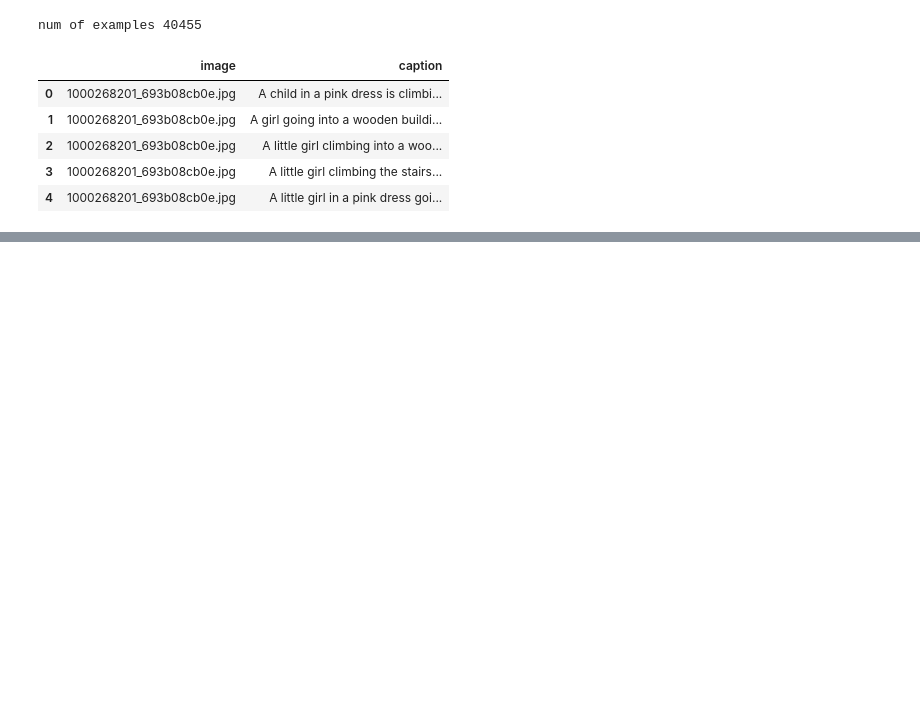
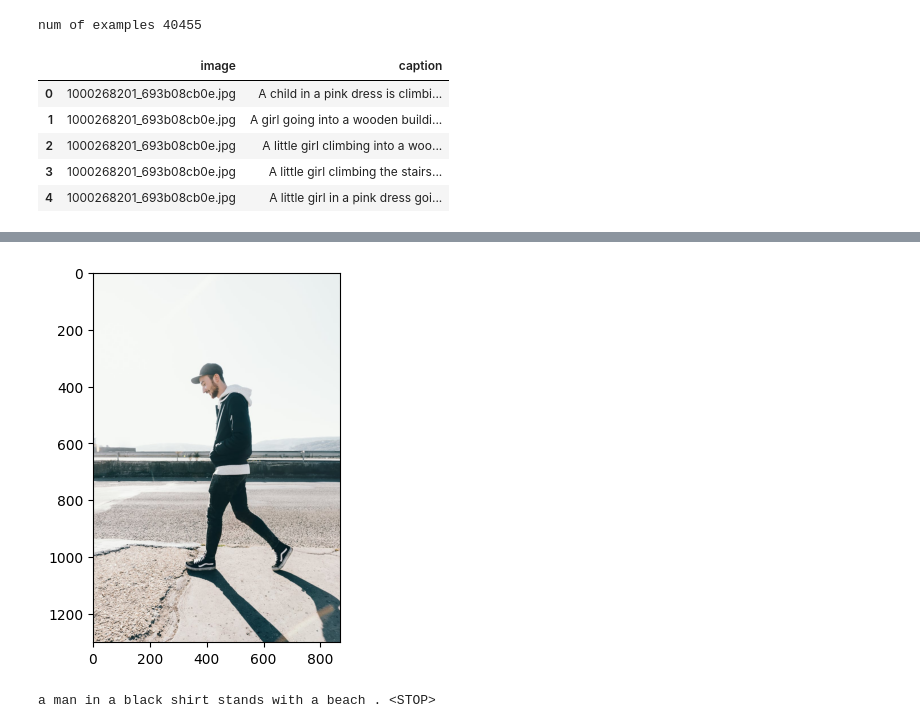
Before and after one commit to karthikeyan2725/image-captioning-flickr8k, a Jupyter notebook: train/train.ipynb, the cells around one changed output, grey strips where cells are left out. Cells and saved outputs as stored; diff of their text form; code cells hidden in the pictures; blank space fills up the shorter version.

Commit message:
Captioning model trained on 1000 examples

```diff
--- a/train/train.ipynb
+++ b/train/train.ipynb
@@ -71,3 +93,5 @@ I0000 00:00:1738641880.627281     400 gpu_device.cc:2022] Created device /job:lo
+# %%
+NUM_EXAMPLES = 1000
 # %%
 folder_path = "../data/flickr8k_dataset_kaggle/Images/"
 
@@ -134,0 +210,8 @@ Model: "functional_1"
+# %%
+# compiling the model
+
+caption_model.compile(
+    loss = "categorical_crossentropy",
+    optimizer="adam",
+    metrics = ["accuracy"]
+)
@@ -134,0 +271,10 @@ Model: "functional_1"
+# %%
+for i in range(100,400):
+    img_name = img_map[i]
+    img = cv2.imread(folder_path + img_name)
+    plt.imshow(img)
+    plt.show()
+    nextW = get_next(img_features_key[i], input_captions[i])
+    for num in input_captions[i]:
+        if num: print(ind2token[num],end=" ")
+    print(f"\n > Predicted : {nextW}\n")
@@ -134,0 +287,28 @@ Model: "functional_1"
+# %%
+# test_img_path = folder_path + data.iloc[7000]["image"]
+def test_model(test_img_path):
+    test_img = cv2.imread(test_img_path)
+    test_img = cv2.cvtColor(test_img, cv2.COLOR_BGR2RGB)
+    test_img_feature = np.stack([extract_feature(test_img_path,resnet_model)])
+
+    plt.imshow(test_img)
+    plt.show()
+    currW = ["<START>"]
+    while currW[-1] != "<STOP>":
+        currS = []
+        for word in currW:
+            currS.append(token2ind[word])
+        currS = np.stack([currS])
+        nextW = caption_model.predict(
+            x = [test_img_feature, currS],
+            verbose=0
+        )
+        next_token = ind2token[np.argmax(nextW)]
+        time.sleep(0.2)
+        print(next_token, end=" ")
+        currW.append(next_token)
+# %%
+test_model("../data/misc/man.jpeg")
+# %% [output]
+[figure, added]
+a man in a black shirt stands with a beach . <STOP>
```
Also changed, not shown: parts of 21 cells of this notebook, 5 other files.
